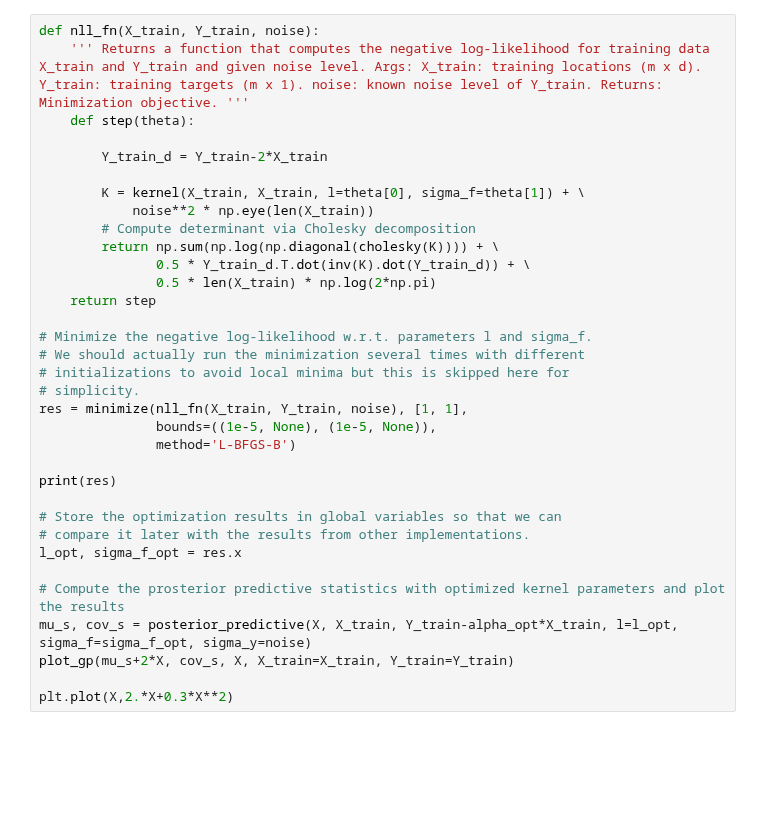
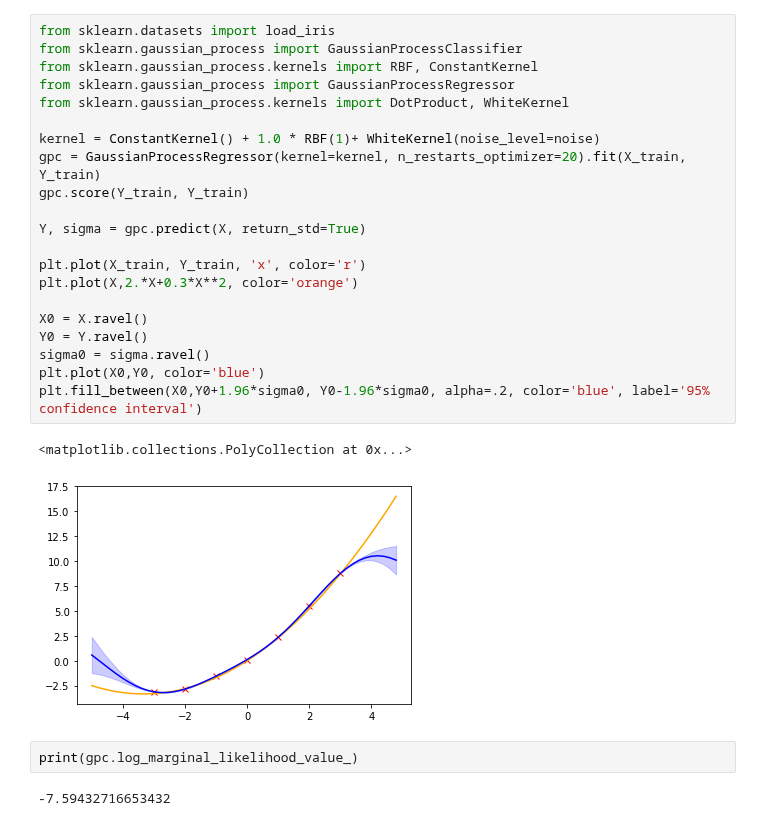
Before and after one commit to ekourkchi/reddening, a Jupyter notebook: GP_scikit_fit.ipynb, the cells around one changed output. Drawn from its saved outputs; the diff is of its cells as text; blank space fills up the shorter version.

```diff
--- a/GP_scikit_fit.ipynb
+++ b/GP_scikit_fit.ipynb
@@ -152,34 +68,28 @@ plt.plot(X,2.*X+0.3*X**2)
-# %%
-def nll_fn(X_train, Y_train, noise):
-    ''' Returns a function that computes the negative log-likelihood for training data X_train and Y_train and given noise level. Args: X_train: training locations (m x d). Y_train: training targets (m x 1). noise: known noise level of Y_train. Returns: Minimization objective. '''
-    def step(theta):
-
-        Y_train_d = Y_train-2*X_train
-
-        K = kernel(X_train, X_train, l=theta[0], sigma_f=theta[1]) + \
-            noise**2 * np.eye(len(X_train))
-        # Compute determinant via Cholesky decomposition
-        return np.sum(np.log(np.diagonal(cholesky(K)))) + \
-               0.5 * Y_train_d.T.dot(inv(K).dot(Y_train_d)) + \
-               0.5 * len(X_train) * np.log(2*np.pi)
-    return step
-
-# Minimize the negative log-likelihood w.r.t. parameters l and sigma_f.
-# We should actually run the minimization several times with different
-# initializations to avoid local minima but this is skipped here for
-# simplicity.
-res = minimize(nll_fn(X_train, Y_train, noise), [1, 1],
-               bounds=((1e-5, None), (1e-5, None)),
-               method='L-BFGS-B')
-
-print(res)
-
-# Store the optimization results in global variables so that we can
-# compare it later with the results from other implementations.
-l_opt, sigma_f_opt = res.x
-
-# Compute the prosterior predictive statistics with optimized kernel parameters and plot the results
-mu_s, cov_s = posterior_predictive(X, X_train, Y_train-alpha_opt*X_train, l=l_opt, sigma_f=sigma_f_opt, sigma_y=noise)
-plot_gp(mu_s+2*X, cov_s, X, X_train=X_train, Y_train=Y_train)
-
-plt.plot(X,2.*X+0.3*X**2)
+# %%
+from sklearn.datasets import load_iris
+from sklearn.gaussian_process import GaussianProcessClassifier
+from sklearn.gaussian_process.kernels import RBF, ConstantKernel
+from sklearn.gaussian_process import GaussianProcessRegressor
+from sklearn.gaussian_process.kernels import DotProduct, WhiteKernel
+
+kernel = ConstantKernel() + 1.0 * RBF(1)+ WhiteKernel(noise_level=noise)
+gpc = GaussianProcessRegressor(kernel=kernel, n_restarts_optimizer=20).fit(X_train, Y_train)
+gpc.score(Y_train, Y_train)
+
+Y, sigma = gpc.predict(X, return_std=True)
+
+plt.plot(X_train, Y_train, 'x', color='r')
+plt.plot(X,2.*X+0.3*X**2, color='orange')
+
+X0 = X.ravel()
+Y0 = Y.ravel()
+sigma0 = sigma.ravel()
+plt.plot(X0,Y0, color='blue')
+plt.fill_between(X0,Y0+1.96*sigma0, Y0-1.96*sigma0, alpha=.2, color='blue', label='95% confidence interval')
+# %% [output]
+<matplotlib.collections.PolyCollection at 0x...>
+[figure, added]
+# %%
+print(gpc.log_marginal_likelihood_value_)
+# %% [output]
+-7.59432716653432
```
Also changed, not shown: parts of 7 cells of this notebook, 1 other file.
